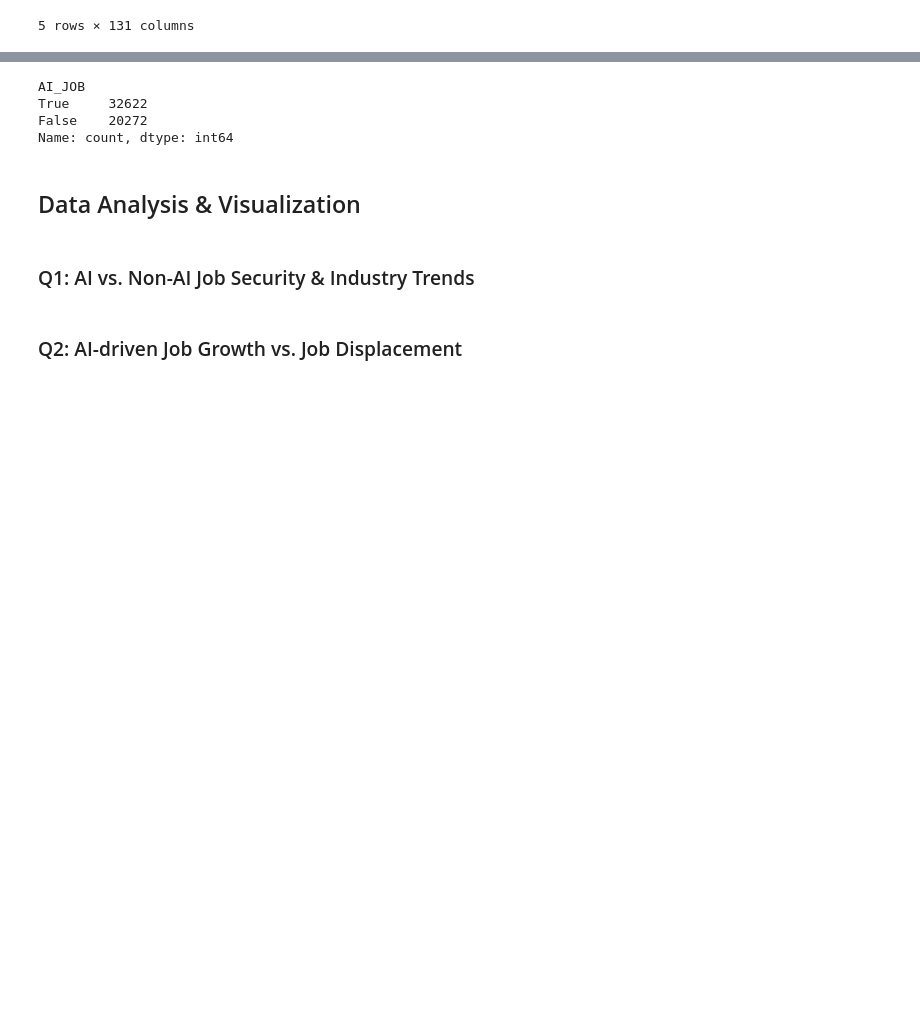
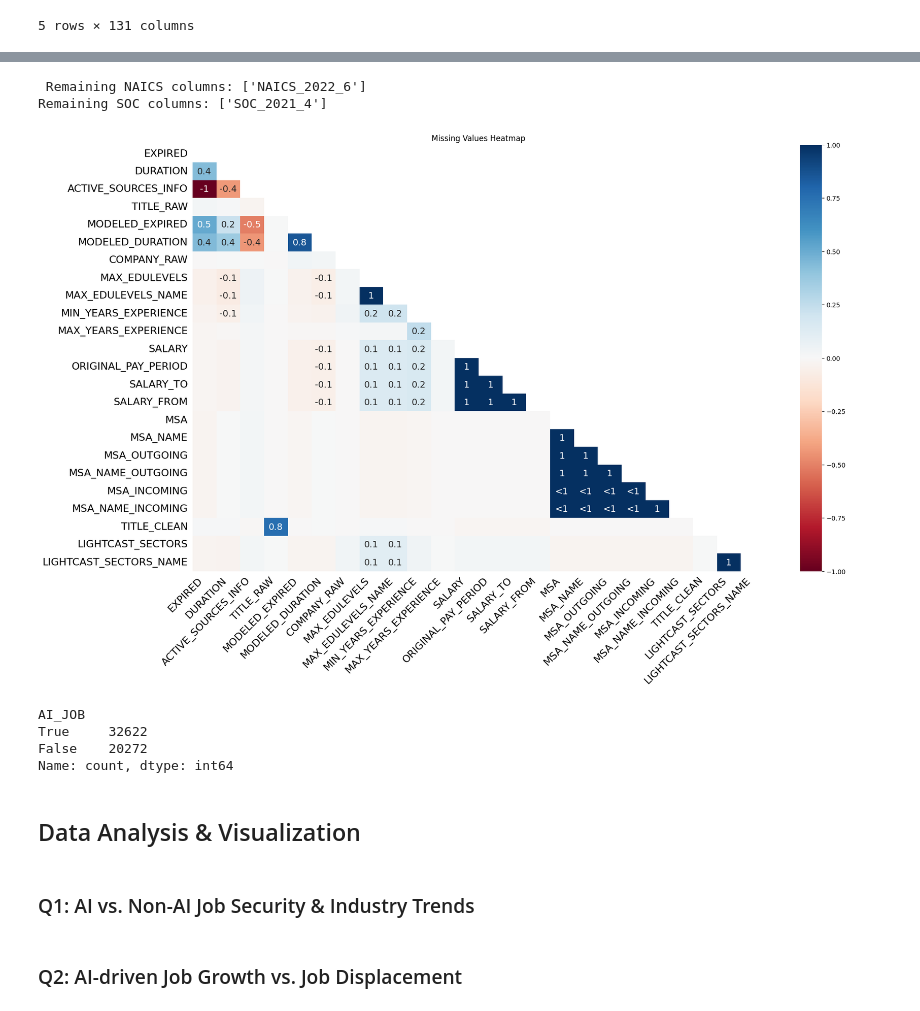
Before and after one commit to yasmineelkattan/ad688-employability-sp25A1-group4.io, a Jupyter notebook: analysis.ipynb, the cells around one changed output, grey strips where cells are left out. Cells and saved outputs as stored; diff of their text form; code cells hidden in the pictures; blank space fills up the shorter version.

```diff
--- a/analysis.ipynb
+++ b/analysis.ipynb
@@ -62,10 +75,21 @@ df.head()
 # %%
-# remove duplicated rows
-df = df.drop_duplicates(subset='ID')
+#Delete unnecessary columns
+columns_to_drop = [
+    "ID", "URL", "ACTIVE_URLS", "DUPLICATES", "LAST_UPDATED_TIMESTAMP",
+    "NAICS_2022_2", "NAICS_2022_2_NAME",
+    "NAICS_2022_3", "NAICS_2022_3_NAME",
+    "NAICS_2022_4", "NAICS_2022_4_NAME",
+    "NAICS_2022_5", "NAICS_2022_5_NAME",
+    "NAICS_2022_6_NAME",
+    "SOC_2", "SOC_3", "SOC_5"
+]
+
+columns_to_drop = [col for col in columns_to_drop if col in df.columns]
+
+df.drop(columns=columns_to_drop, inplace=True)
 
 # convert date columns to datetime format
 df['LAST_UPDATED_DATE'] = pd.to_datetime(df['LAST_UPDATED_DATE'])
-df['LAST_UPDATED_TIMESTAMP'] = pd.to_datetime(df['LAST_UPDATED_TIMESTAMP'])
 df['POSTED'] = pd.to_datetime(df['POSTED'])
 df['EXPIRED'] = pd.to_datetime(df['EXPIRED'])
 
@@ -82,3 +106,31 @@ df = df[df['REMOTE_TYPE_NAME'] == '[None]']
 df['SALARY'] = df['SALARY'].fillna((df['SALARY_FROM'] + df['SALARY_TO']) / 2)  # mean if lower/upper bound avaiable
 df['SALARY'] = df['SALARY'].fillna(df['SALARY_FROM'])  # loewr bound if no upper bound presented
 df['SALARY'] = df['SALARY'].fillna(df['SALARY_TO'])  # upper bound if no lower bound presented
+# %%
+# Keeping only the latest NAICS_2022_6 and SOC_2021_4 columns
+
+naics_columns = [col for col in df.columns if "NAICS" in col and col != "NAICS_2022_6"]
+soc_columns = [col for col in df.columns if "SOC" in col and col != "SOC_2021_4"]
+columns_to_drop = naics_columns + soc_columns
+columns_to_drop = [col for col in columns_to_drop if col in df.columns]
+
+df.drop(columns=columns_to_drop, inplace=True)
+
+naics_columns_remaining = [col for col in df.columns if "NAICS" in col]
+soc_columns_remaining = [col for col in df.columns if "SOC" in col]
+
+print(" Remaining NAICS columns:", naics_columns_remaining)
+print("Remaining SOC columns:", soc_columns_remaining)
+# %% [output]
+ Remaining NAICS columns: ['NAICS_2022_6']
+Remaining SOC columns: ['SOC_2021_4']
+# %%
+# Visualize missing data
+msno.heatmap(df)
+plt.title("Missing Values Heatmap")
+plt.show()
+
+# Drop columns with >50% missing values
+df.dropna(thresh=len(df) * 0.5, axis=1, inplace=True)
+# %% [output]
+[figure, added]
```
Also changed, not shown: parts of 13 cells of this notebook, 23 other files.
